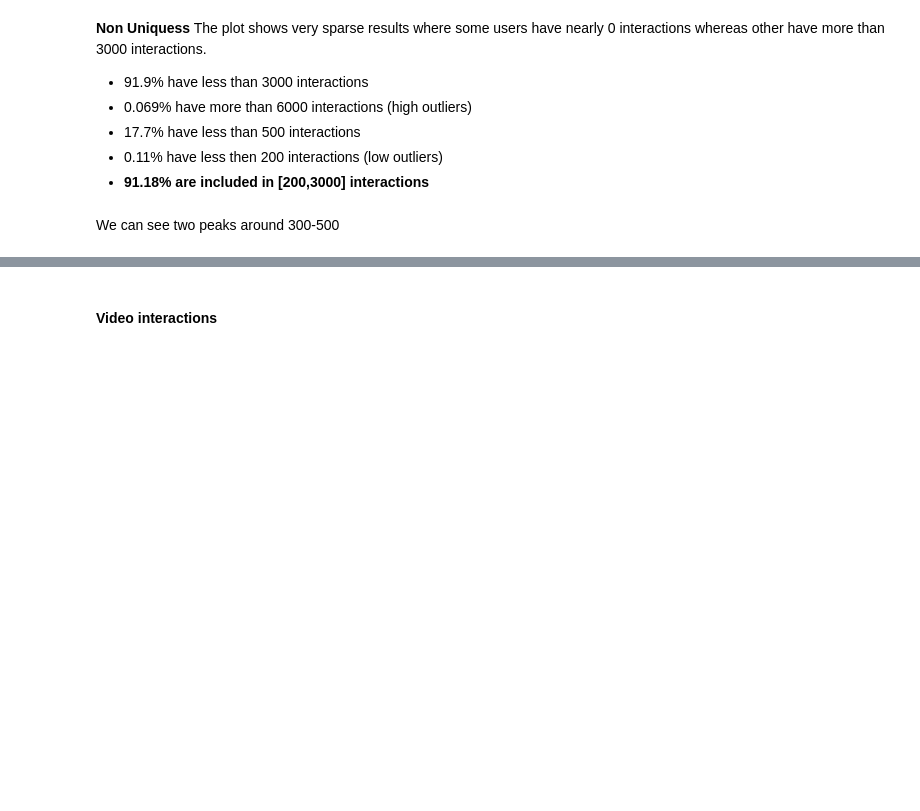
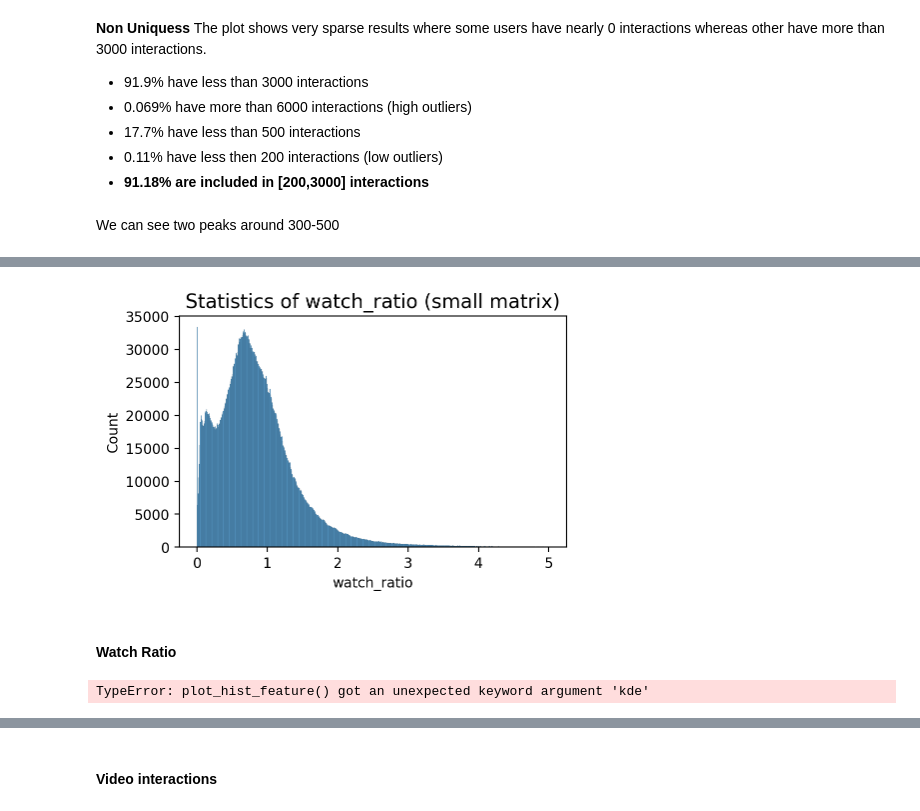
Before and after one commit to TheRayquaza/rema1, a Jupyter notebook: notebooks/EDA.ipynb, the cells around one changed output, grey strips where cells are left out. Drawn from its saved outputs; the diff is of its cells as text; code cells hidden in the pictures; blank space fills up the shorter version.

```diff
--- a/notebooks/EDA.ipynb
+++ b/notebooks/EDA.ipynb
@@ -197,0 +322,10 @@ plt.show()
+# %%
+plot_hist_feature("small matrix", interactions_test.watch_ratio[interactions_test.watch_ratio <= 5])
+# %% [output]
+[figure, added]
+# %% [markdown]
+#### Watch Ratio
+# %%
+plot_hist_feature("big matrix", interactions_train.video_duration[interactions_train.loc[:, "video_duration"] < 100000], kde=True)
+# %% [output]
+TypeError: plot_hist_feature() got an unexpected keyword argument 'kde'
```
Also changed, not shown: parts of 35 cells of this notebook, 11 other files.
